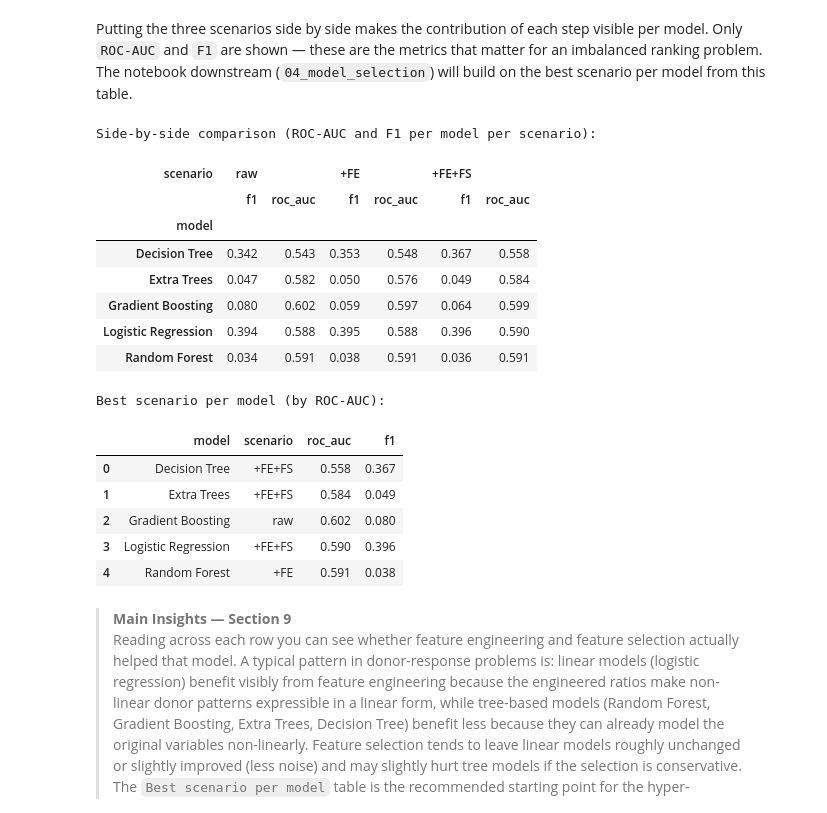
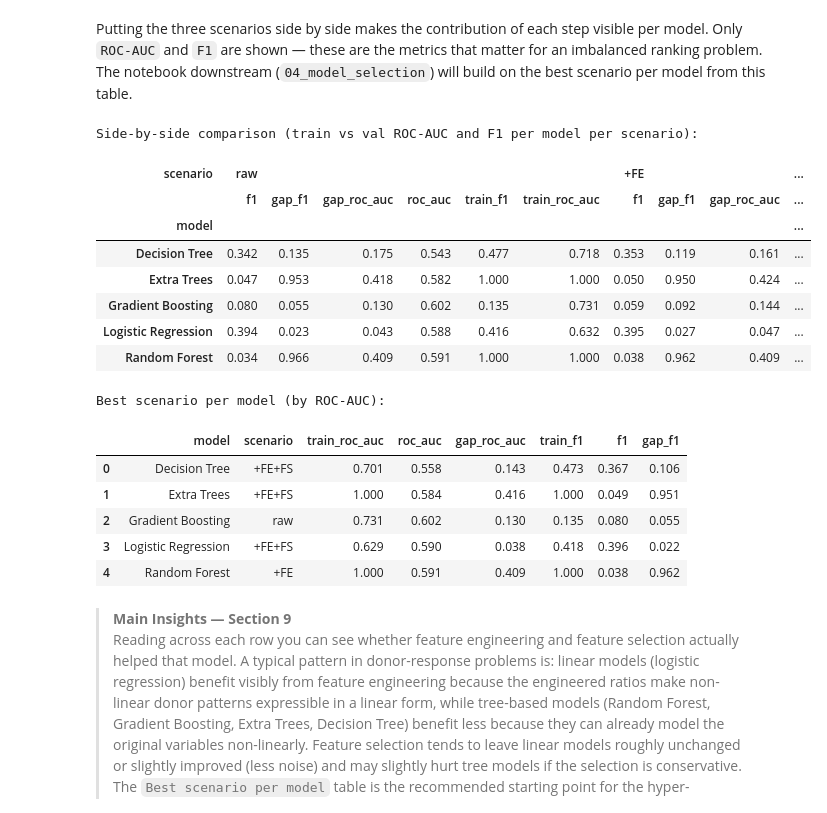
Before and after one commit to Pinky-Tie/Predicting_Donor_Response, a Jupyter notebook: notebooks/03_baseline_models.ipynb, the cells around one changed output. Cells and saved outputs as stored; diff of their text form; code cells hidden in the pictures.

```diff
--- a/notebooks/03_baseline_models.ipynb
+++ b/notebooks/03_baseline_models.ipynb
@@ -287,12 +287,13 @@ for model_name, config in model_configs.items():
         ]
     )
 
-    metrics, _ = evaluate_classifier(
+    metrics, _, train_metrics = evaluate_classifier(
         model_pipeline=pipeline,
         X_train_df=X_train_model,
         X_val_df=X_val_model,
         y_train_series=y_train,
         y_val_series=y_val,
+        return_train_metrics=True,
     )
 
     raw_results_rows.append(
@@ -301,6 +302,8 @@ for model_name, config in model_configs.items():
             "model": model_name,
             "model_family": config["model_family"],
             "dropped_high_missing": ", ".join(model_feature_groups["dropped_high_missing_features"]) or "None",
+            "train_roc_auc": train_metrics["roc_auc"],
+            "train_f1": train_metrics["f1"],
             **metrics,
         }
     )
@@ -320,6 +323,8 @@ baseline_results.style.format(
         "recall": "{:.3f}",
         "f1": "{:.3f}",
         "roc_auc": "{:.3f}",
+        "train_roc_auc": "{:.3f}",
+        "train_f1": "{:.3f}",
     }
 )
 # %% [output]
@@ -353,17 +358,20 @@ for model_name, config in model_configs.items():
             ("model", clone(config["estimator"])),
         ]
     )
-    metrics, _ = evaluate_classifier(
+    metrics, _, train_metrics = evaluate_classifier(
         model_pipeline=pipeline,
         X_train_df=X_train_fe,
         X_val_df=X_val_fe,
         y_train_series=y_train,
         y_val_series=y_val,
+        return_train_metrics=True,
     )
     fe_results_rows.append({
         "scenario": "+FE",
         "model": model_name,
         "model_family": config["model_family"],
+        "train_roc_auc": train_metrics["roc_auc"],
+        "train_f1": train_metrics["f1"],
         **metrics,
     })
 
@@ -380,5 +388,7 @@ fe_results.style.format({
     "recall": "{:.3f}",
     "f1": "{:.3f}",
     "roc_auc": "{:.3f}",
+    "train_roc_auc": "{:.3f}",
+    "train_f1": "{:.3f}",
 })
 # %% [output]
@@ -423,11 +433,17 @@ for model_name, config in model_configs.items():
     y_proba = estimator.predict_proba(X_val_prep[:, selected_mask])[:, 1]
     metrics = compute_metrics_from_probabilities(y_val, y_proba, threshold=0.50)
 
+    # 4) Train metrics for overfitting diagnosis.
+    y_train_proba = estimator.predict_proba(X_train_prep[:, selected_mask])[:, 1]
+    train_metrics = compute_metrics_from_probabilities(y_train, y_train_proba, threshold=0.50)
+
     fs_results_rows.append({
         "scenario": "+FE+FS",
         "model": model_name,
         "model_family": config["model_family"],
         "n_features_kept": int(selected_mask.sum()),
+        "train_roc_auc": train_metrics["roc_auc"],
+        "train_f1": train_metrics["f1"],
         **metrics,
     })
 
@@ -444,6 +460,8 @@ fs_results.style.format({
     "recall": "{:.3f}",
     "f1": "{:.3f}",
     "roc_auc": "{:.3f}",
+    "train_roc_auc": "{:.3f}",
+    "train_f1": "{:.3f}",
 })
 # %% [output]
 Consensus list size: 55 features
@@ -461,53 +479,57 @@ Putting the three scenarios side by side makes the contribution of each step vis
 """Combining the three scenarios into a single side-by-side comparison"""
 all_scenarios = pd.concat(
     [
         baseline_results.assign(scenario="raw"),
         fe_results.assign(scenario="+FE"),
         fs_results.assign(scenario="+FE+FS"),
     ],
     ignore_index=True,
     sort=False,
 )
 
+# Compute train-val gap to diagnose overfitting.
+all_scenarios["gap_roc_auc"] = all_scenarios["train_roc_auc"] - all_scenarios["roc_auc"]
+all_scenarios["gap_f1"] = all_scenarios["train_f1"] - all_scenarios["f1"]
+
 scenario_order = ["raw", "+FE", "+FE+FS"]
 comparison = (
     all_scenarios
-    .pivot_table(index="model", columns="scenario", values=["roc_auc", "f1"], aggfunc="first")
+    .pivot_table(index="model", columns="scenario", values=["roc_auc", "train_roc_auc", "gap_roc_auc", "f1", "train_f1", "gap_f1"], aggfunc="first")
     .reorder_levels([1, 0], axis=1)
     .sort_index(axis=1, level=0, key=lambda idx: pd.Index([scenario_order.index(v) for v in idx]))
 )
 
 # Pick best scenario per model by ROC-AUC for a quick reference.
 best_scenario_per_model = (
     all_scenarios
     .sort_values(["model", "roc_auc"], ascending=[True, False])
     .drop_duplicates("model")
-    [["model", "scenario", "roc_auc", "f1"]]
+    [["model", "scenario", "train_roc_auc", "roc_auc", "gap_roc_auc", "train_f1", "f1", "gap_f1"]]
     .reset_index(drop=True)
 )
 
-print("Side-by-side comparison (ROC-AUC and F1 per model per scenario):")
+print("Side-by-side comparison (train vs val ROC-AUC and F1 per model per scenario):")
 display(comparison.style.format("{:.3f}"))
 
 print("\nBest scenario per model (by ROC-AUC):")
-display(best_scenario_per_model.style.format({"roc_auc": "{:.3f}", "f1": "{:.3f}"}))
+display(best_scenario_per_model.style.format({col: "{:.3f}" for col in ["train_roc_auc", "roc_auc", "gap_roc_auc", "train_f1", "f1", "gap_f1"]}))
 # %% [output]
-Side-by-side comparison (ROC-AUC and F1 per model per scenario):
+Side-by-side comparison (train vs val ROC-AUC and F1 per model per scenario):
-| scenario | raw |  | +FE |  | +FE+FS |  |
-|  | f1 | roc_auc | f1 | roc_auc | f1 | roc_auc |
-| model |  |  |  |  |  |  |
-| Decision Tree | 0.342 | 0.543 | 0.353 | 0.548 | 0.367 | 0.558 |
-| Extra Trees | 0.047 | 0.582 | 0.050 | 0.576 | 0.049 | 0.584 |
-| Gradient Boosting | 0.080 | 0.602 | 0.059 | 0.597 | 0.064 | 0.599 |
-| Logistic Regression | 0.394 | 0.588 | 0.395 | 0.588 | 0.396 | 0.590 |
-| Random Forest | 0.034 | 0.591 | 0.038 | 0.591 | 0.036 | 0.591 |
+| scenario | raw |  |  |  |  |  | +FE |  |  | ... |
+|  | f1 | gap_f1 | gap_roc_auc | roc_auc | train_f1 | train_roc_auc | f1 | gap_f1 | gap_roc_auc | ... |
+| model |  |  |  |  |  |  |  |  |  | ... |
+| Decision Tree | 0.342 | 0.135 | 0.175 | 0.543 | 0.477 | 0.718 | 0.353 | 0.119 | 0.161 | ... |
+| Extra Trees | 0.047 | 0.953 | 0.418 | 0.582 | 1.000 | 1.000 | 0.050 | 0.950 | 0.424 | ... |
+| Gradient Boosting | 0.080 | 0.055 | 0.130 | 0.602 | 0.135 | 0.731 | 0.059 | 0.092 | 0.144 | ... |
+| Logistic Regression | 0.394 | 0.023 | 0.043 | 0.588 | 0.416 | 0.632 | 0.395 | 0.027 | 0.047 | ... |
+| Random Forest | 0.034 | 0.966 | 0.409 | 0.591 | 1.000 | 1.000 | 0.038 | 0.962 | 0.409 | ... |
 Best scenario per model (by ROC-AUC):
-|  | model | scenario | roc_auc | f1 |
-| 0 | Decision Tree | +FE+FS | 0.558 | 0.367 |
-| 1 | Extra Trees | +FE+FS | 0.584 | 0.049 |
-| 2 | Gradient Boosting | raw | 0.602 | 0.080 |
-| 3 | Logistic Regression | +FE+FS | 0.590 | 0.396 |
-| 4 | Random Forest | +FE | 0.591 | 0.038 |
+|  | model | scenario | train_roc_auc | roc_auc | gap_roc_auc | train_f1 | f1 | gap_f1 |
+| 0 | Decision Tree | +FE+FS | 0.701 | 0.558 | 0.143 | 0.473 | 0.367 | 0.106 |
+| 1 | Extra Trees | +FE+FS | 1.000 | 0.584 | 0.416 | 1.000 | 0.049 | 0.951 |
+| 2 | Gradient Boosting | raw | 0.731 | 0.602 | 0.130 | 0.135 | 0.080 | 0.055 |
+| 3 | Logistic Regression | +FE+FS | 0.629 | 0.590 | 0.038 | 0.418 | 0.396 | 0.022 |
+| 4 | Random Forest | +FE | 1.000 | 0.591 | 0.409 | 1.000 | 0.038 | 0.962 |
 # %% [markdown]
 > **Main Insights — Section 9**
 Reading across each row you can see whether feature engineering and feature selection actually helped that model. A typical pattern in donor-response problems is: linear models (logistic regression) benefit visibly from feature engineering because the engineered ratios make non-linear donor patterns expressible in a linear form, while tree-based models (Random Forest, Gradient Boosting, Extra Trees, Decision Tree) benefit less because they can already model the original variables non-linearly. Feature selection tends to leave linear models roughly unchanged or slightly improved (less noise) and may slightly hurt tree models if the selection is conservative. The `Best scenario per model` table is the recommended starting point for the hyper-parameter tuning in `04_model_selection`: each model is tuned in the scenario where it performed best at the baseline stage, which keeps the comparison fair without forcing every model to live with the same input representation.
```
Also changed, not shown: parts of 3 cells of this notebook, 1 other file.
